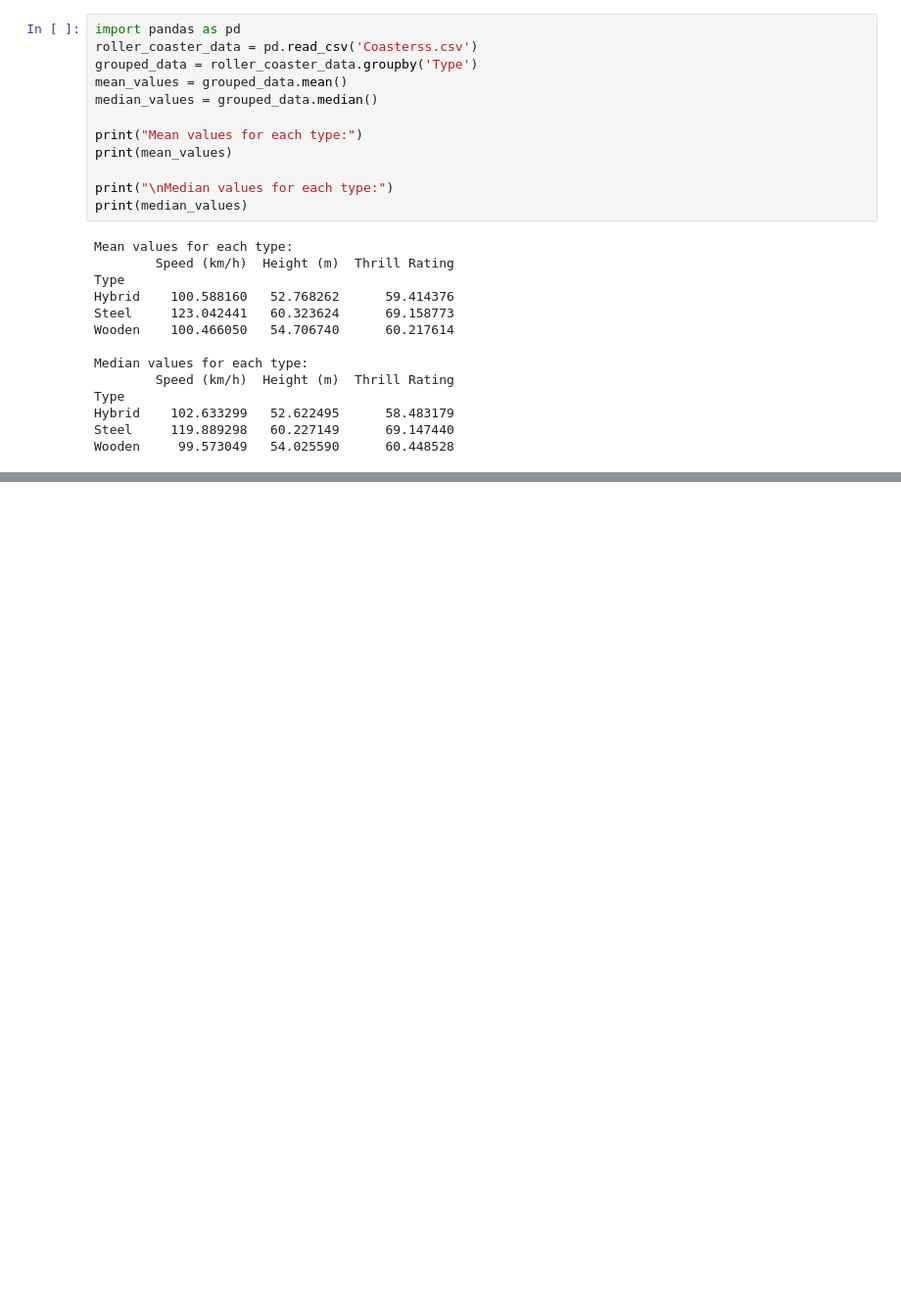
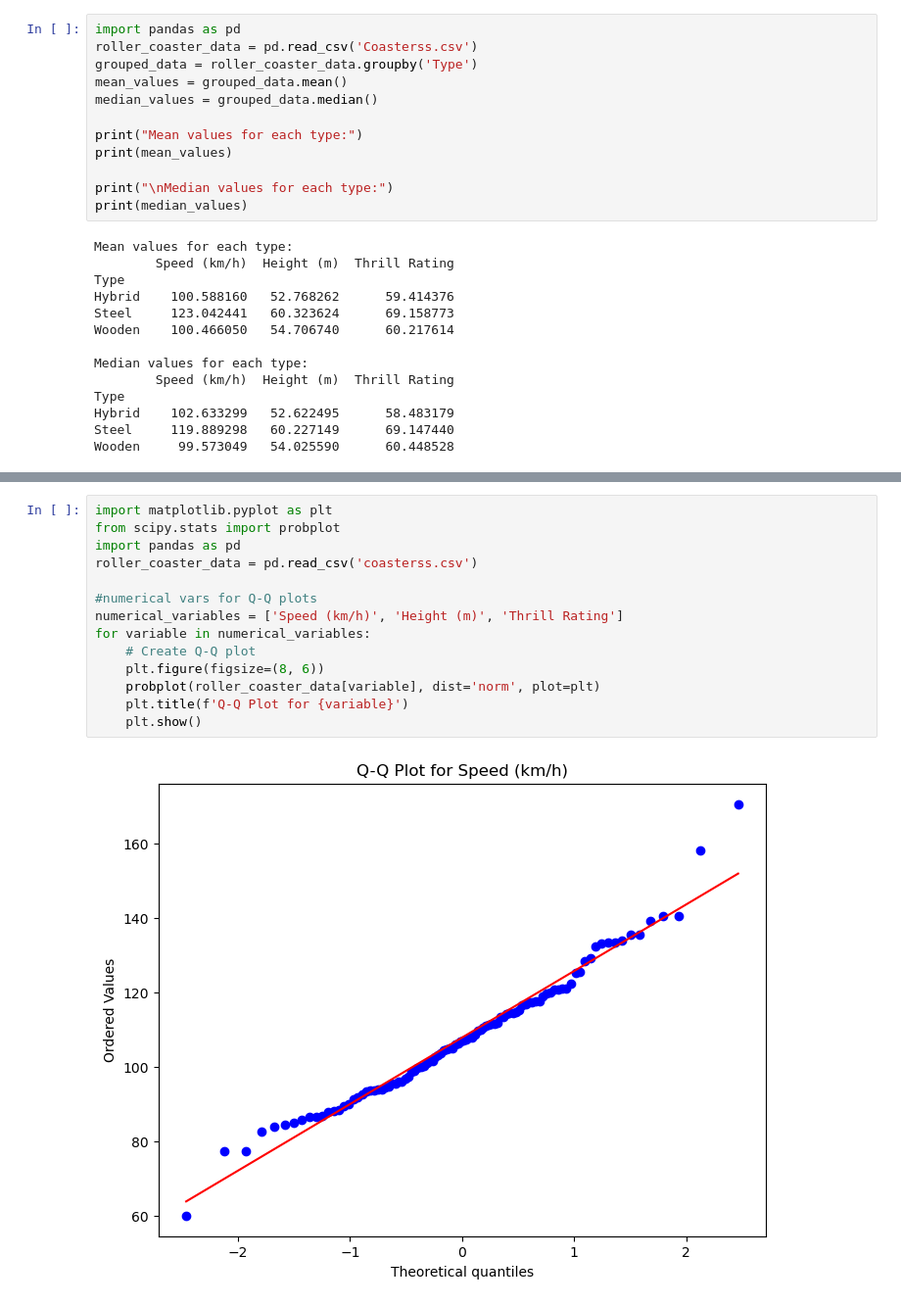
Before and after one commit to Gerbs2193/Programming-for-Data-Analytics, a Jupyter notebook: project.ipynb/project.ipynb, the cells around one changed output, grey strips where cells are left out. Shown at 98% size. Drawn from its saved outputs; the diff is of its cells as text; blank space fills up the shorter version.

```diff
--- a/project.ipynb/project.ipynb
+++ b/project.ipynb/project.ipynb
@@ -106,0 +158,16 @@ Wooden     99.573049   54.025590      60.448528
+# %%
+import matplotlib.pyplot as plt
+from scipy.stats import probplot
+import pandas as pd
+roller_coaster_data = pd.read_csv('coasterss.csv')
+
+#numerical vars for Q-Q plots
+numerical_variables = ['Speed (km/h)', 'Height (m)', 'Thrill Rating']
+for variable in numerical_variables:
+    # Create Q-Q plot
+    plt.figure(figsize=(8, 6))
+    probplot(roller_coaster_data[variable], dist='norm', plot=plt)
+    plt.title(f'Q-Q Plot for {variable}')
+    plt.show()
+# %% [output]
+[figure, added]
```
Also changed, not shown: parts of 8 cells of this notebook.
